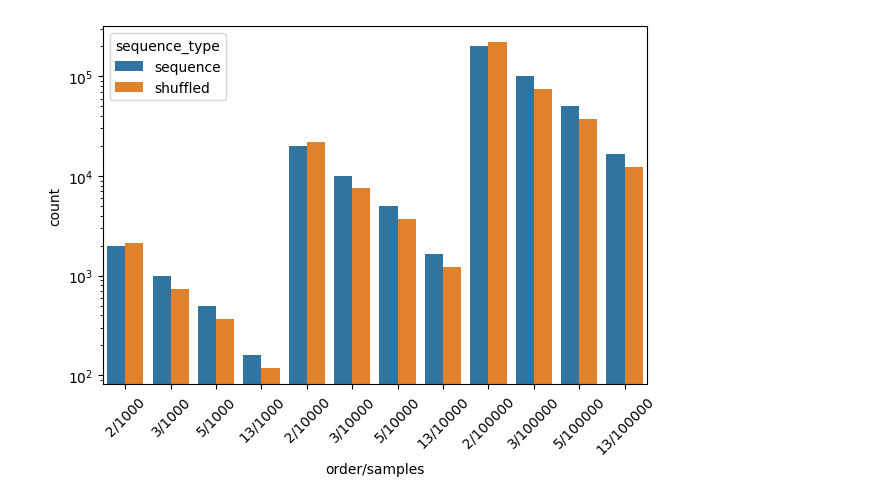
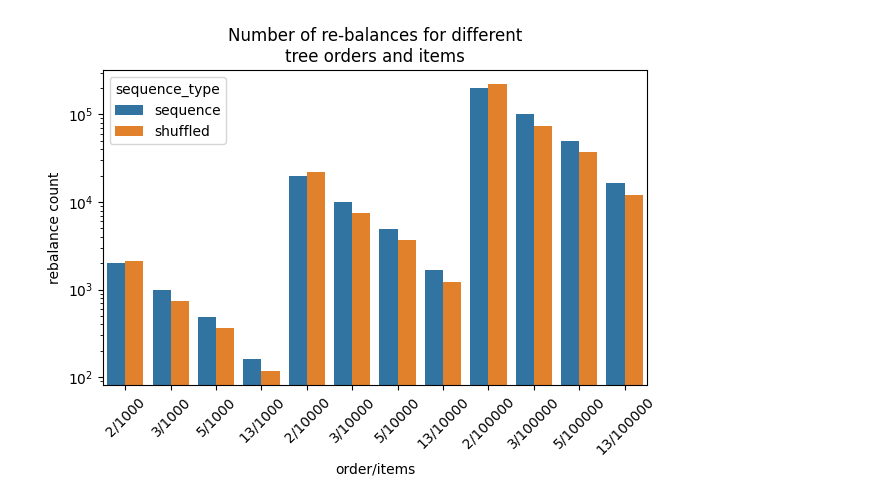
Before and after one commit to jakub-m/btree-cache-benchmark, a Jupyter notebook: plot_rebalance_cnt.ipynb, the cells around one changed output. Drawn from its saved outputs; the diff is of its cells as text; code cells hidden in the pictures.

```diff
--- a/plot_rebalance_cnt.ipynb
+++ b/plot_rebalance_cnt.ipynb
@@ -1,19 +1,20 @@
 # %%
 import pandas as pd
 import matplotlib.pyplot as plt
 import seaborn as sb
 columns = ['sequence_type', 'order', 'samples', 'count']
 df = pd.read_csv("rebalance_counters.tsv", sep='\t', header=None, names=columns)
 df = df.sort_values(by=['samples', 'order'])
 df["order_samples"] = df['order'].astype(str) + "/" + df['samples'].astype(str)
 
 df.set_index('order_samples')
 sb.barplot(data=df, x='order_samples', y='count', hue='sequence_type')
 plt.xticks(rotation=45)
 plt.yscale('log')
-plt.xlabel('order/samples')
-plt.ylabel('rebalance coiunt')
-plt.title('')
+plt.xlabel('order/items')
+plt.ylabel('rebalance count')
+plt.title('Number of re-balances for different\ntree orders and items')
 plt.tight_layout()
+plt.savefig('img/rebalance_count.png')
 # %% [output]
-[figure, old version]
+[figure, new version]
```
Also changed, not shown: 2 other files.
